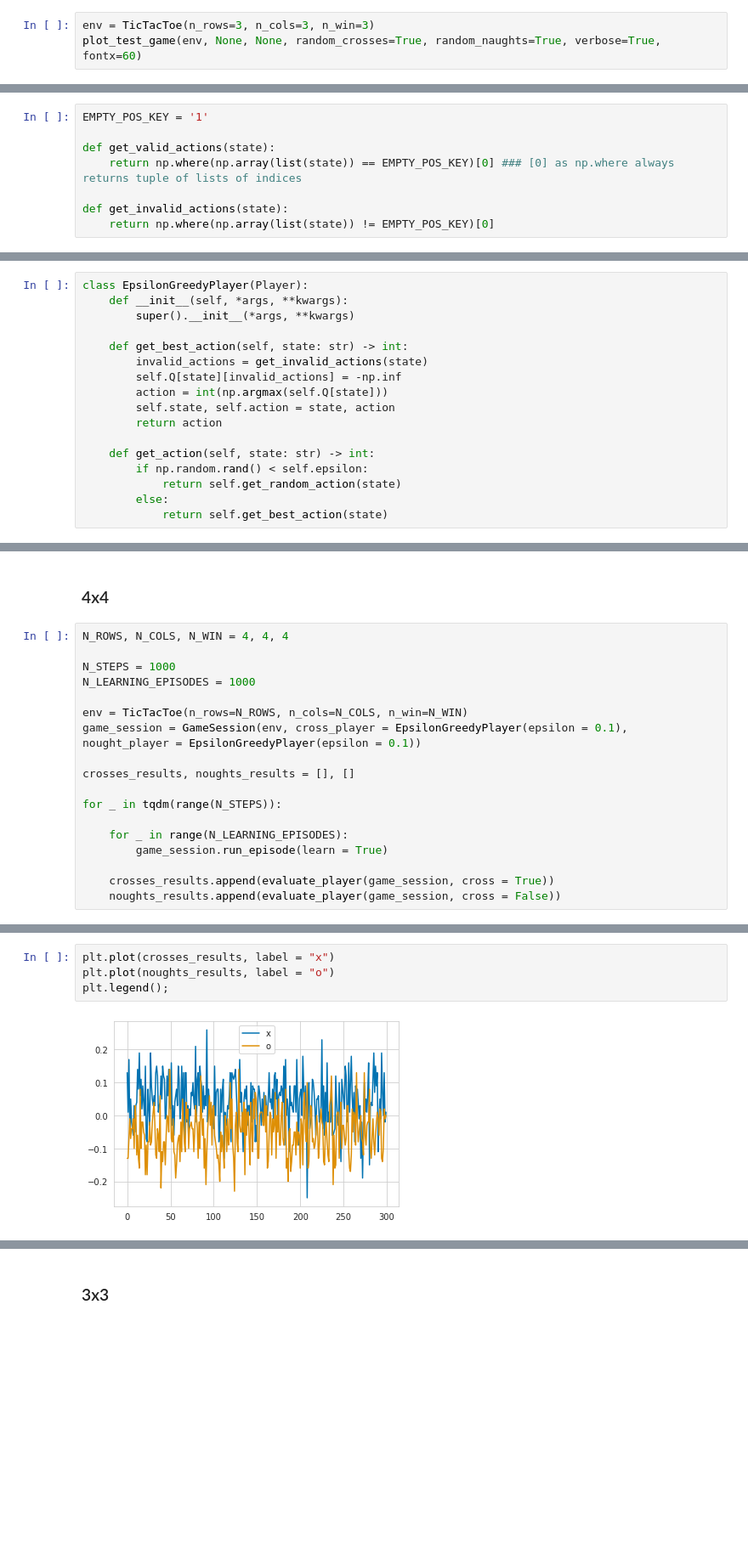
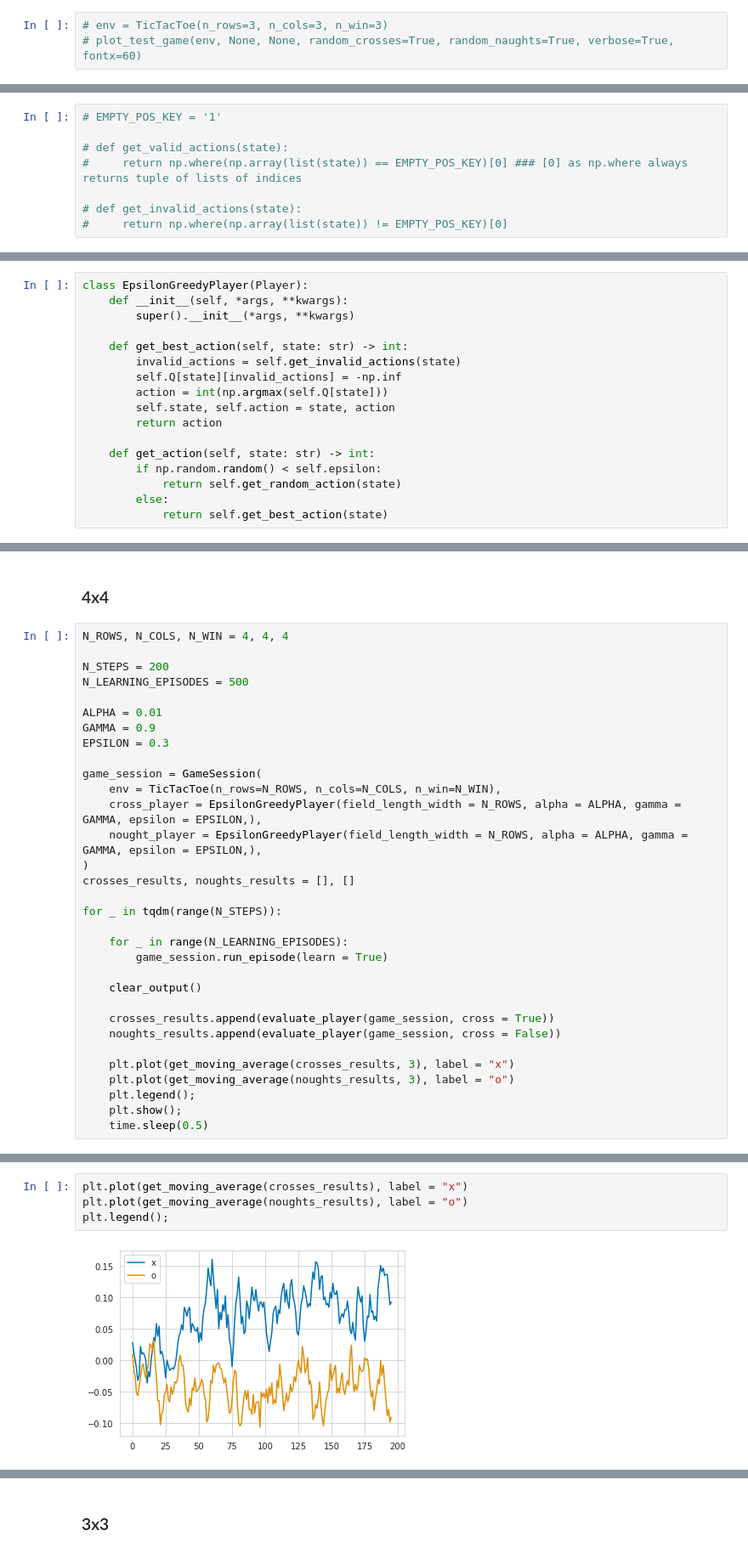
Before and after one commit to sashastds/made, a Jupyter notebook: Nalitkin-AS - AdvancedML+RL - HW2.ipynb, the cells around one changed output, grey strips where cells are left out. Shown: that part at 85% size. Drawn from its saved outputs; the diff is of its cells as text; blank space fills up the shorter version.

```diff
--- a/Nalitkin-AS - AdvancedML+RL - HW2.ipynb
+++ b/Nalitkin-AS - AdvancedML+RL - HW2.ipynb
@@ -221,5 +223,5 @@ def plot_test_game(env, pi1, pi2, random_crosses=False, random_naughts=True, ver
             print("Нолики выиграли!")
             plot_board(env, None, showtext=False, fontq=fontq, fontx=fontx)
 # %%
-env = TicTacToe(n_rows=3, n_cols=3, n_win=3)
-plot_test_game(env, None, None, random_crosses=True, random_naughts=True, verbose=True, fontx=60)
+# env = TicTacToe(n_rows=3, n_cols=3, n_win=3)
+# plot_test_game(env, None, None, random_crosses=True, random_naughts=True, verbose=True, fontx=60)
@@ -242,9 +230,9 @@ boardhash, empty_spaces_coords = env.getHash(), env.getEmptySpaces()
 # %%
-EMPTY_POS_KEY = '1'
+# EMPTY_POS_KEY = '1'
 
-def get_valid_actions(state):
-    return np.where(np.array(list(state)) == EMPTY_POS_KEY)[0] ### [0] as np.where always returns tuple of lists of indices
+# def get_valid_actions(state):
+#     return np.where(np.array(list(state)) == EMPTY_POS_KEY)[0] ### [0] as np.where always returns tuple of lists of indices
 
-def get_invalid_actions(state):
-    return np.where(np.array(list(state)) != EMPTY_POS_KEY)[0]
+# def get_invalid_actions(state):
+#     return np.where(np.array(list(state)) != EMPTY_POS_KEY)[0]
 # %%
@@ -326,14 +311,14 @@ class EpsilonGreedyPlayer(Player):
         super().__init__(*args, **kwargs)
 
     def get_best_action(self, state: str) -> int:
-        invalid_actions = get_invalid_actions(state)
+        invalid_actions = self.get_invalid_actions(state)
         self.Q[state][invalid_actions] = -np.inf
         action = int(np.argmax(self.Q[state]))
         self.state, self.action = state, action
         return action
 
     def get_action(self, state: str) -> int:
-        if np.random.rand() < self.epsilon:
+        if np.random.random() < self.epsilon:
             return self.get_random_action(state)
         else:
             return self.get_best_action(state)
@@ -441,12 +459,18 @@ plt.legend();
 # %%
 N_ROWS, N_COLS, N_WIN = 4, 4, 4
 
-N_STEPS = 1000
-N_LEARNING_EPISODES = 1000
+N_STEPS = 200
+N_LEARNING_EPISODES = 500
 
-env = TicTacToe(n_rows=N_ROWS, n_cols=N_COLS, n_win=N_WIN)
-game_session = GameSession(env, cross_player = EpsilonGreedyPlayer(epsilon = 0.1), nought_player = EpsilonGreedyPlayer(epsilon = 0.1))
+ALPHA = 0.01
+GAMMA = 0.9
+EPSILON = 0.3
 
+game_session = GameSession(
+    env = TicTacToe(n_rows=N_ROWS, n_cols=N_COLS, n_win=N_WIN),
+    cross_player = EpsilonGreedyPlayer(field_length_width = N_ROWS, alpha = ALPHA, gamma = GAMMA, epsilon = EPSILON,),
+    nought_player = EpsilonGreedyPlayer(field_length_width = N_ROWS, alpha = ALPHA, gamma = GAMMA, epsilon = EPSILON,),
+)
 crosses_results, noughts_results = [], []
 
 for _ in tqdm(range(N_STEPS)):
@@ -454,5 +478,13 @@ for _ in tqdm(range(N_STEPS)):
     for _ in range(N_LEARNING_EPISODES):
         game_session.run_episode(learn = True)
 
+    clear_output()
+
     crosses_results.append(evaluate_player(game_session, cross = True))
     noughts_results.append(evaluate_player(game_session, cross = False))
+
+    plt.plot(get_moving_average(crosses_results, 3), label = "x")
+    plt.plot(get_moving_average(noughts_results, 3), label = "o")
+    plt.legend();
+    plt.show();
+    time.sleep(0.5)
@@ -459,6 +493,6 @@ for _ in tqdm(range(N_STEPS)):
 # %%
-plt.plot(crosses_results, label = "x")
-plt.plot(noughts_results, label = "o")
+plt.plot(get_moving_average(crosses_results), label = "x")
+plt.plot(get_moving_average(noughts_results), label = "o")
 plt.legend();
 # %% [output]
-[figure, old version]
+[figure, new version]
```
Also changed, not shown: parts of 25 cells of this notebook.
